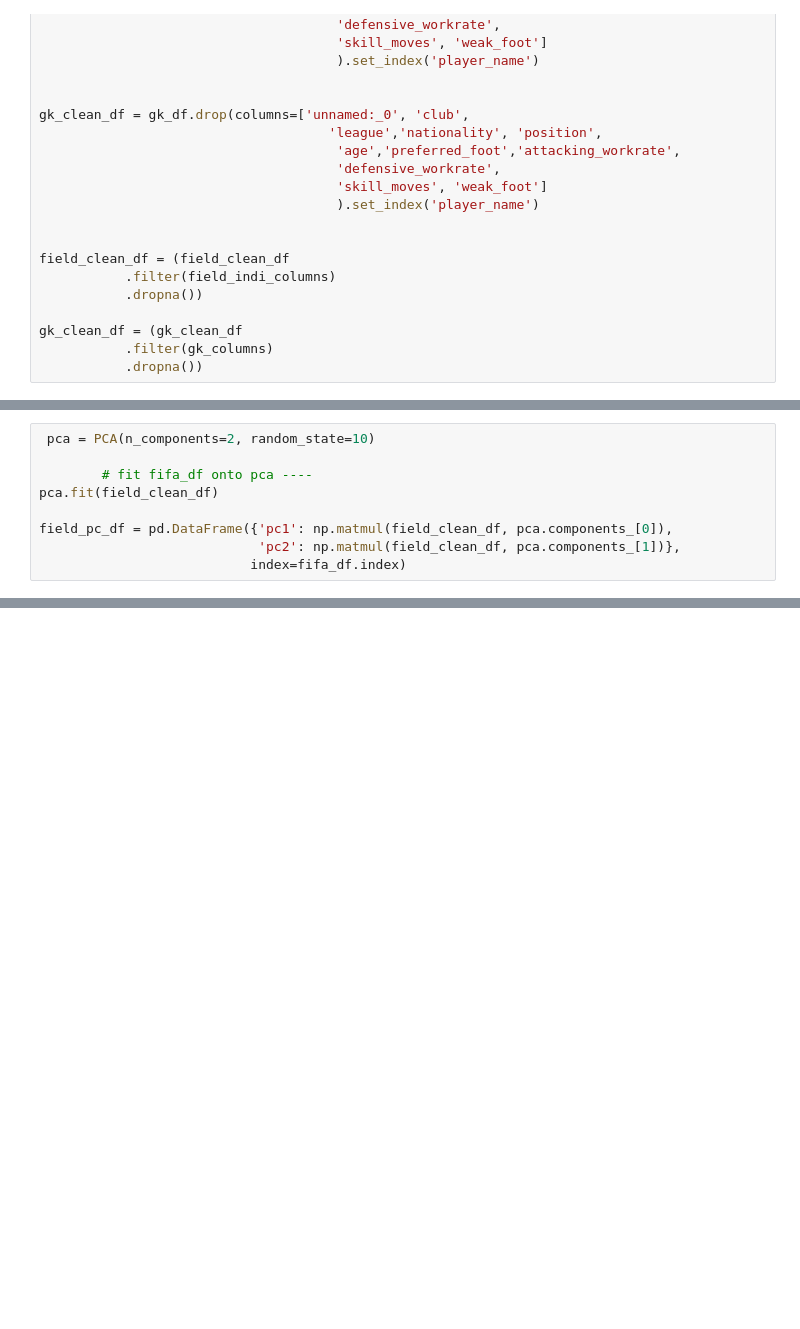
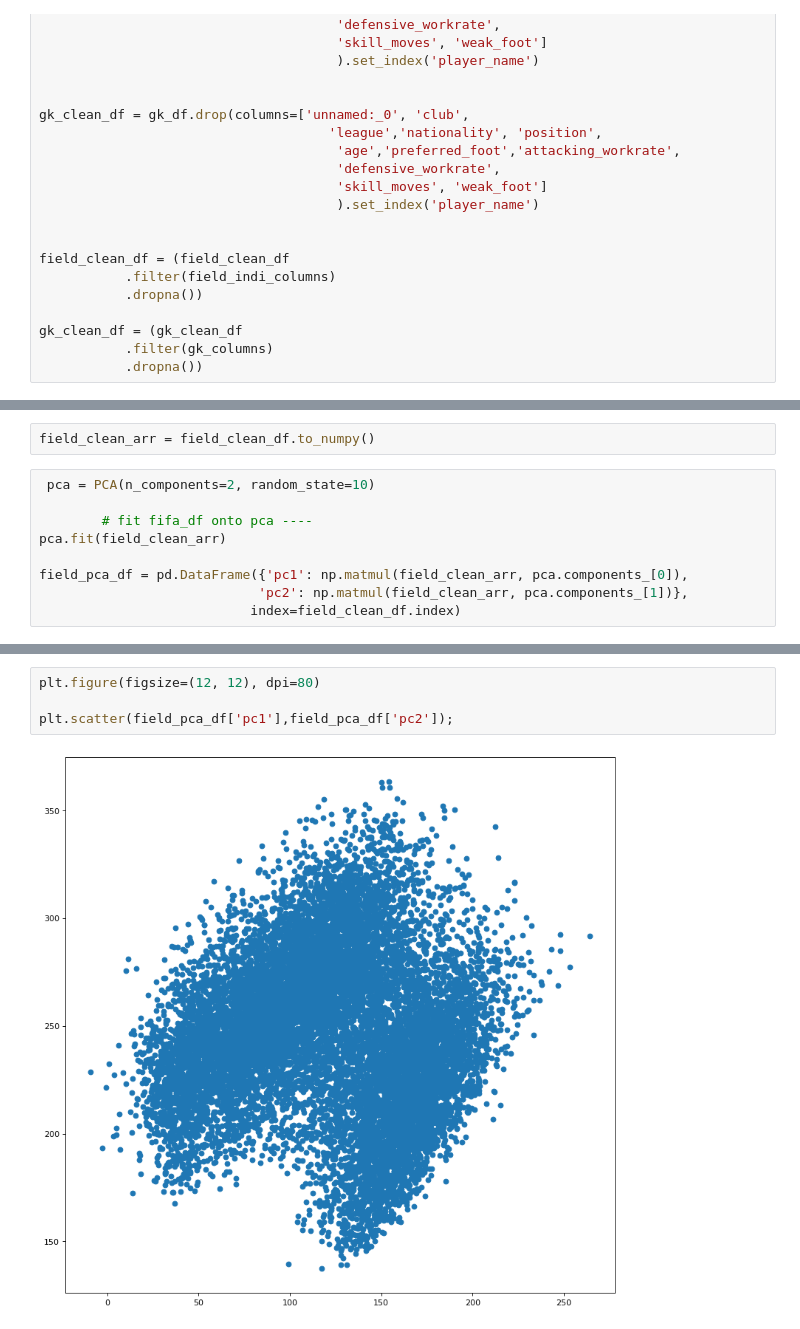
Before and after one commit to dirkstrong1/soccer_player_predictor, a Jupyter notebook: sandbox/player_exploration.ipynb, the cells around one changed output, grey strips where cells are left out. Saved outputs shown, nothing was run; the diff lists cells and outputs as text; blank space fills up the shorter version.

```diff
--- a/sandbox/player_exploration.ipynb
+++ b/sandbox/player_exploration.ipynb
@@ -164,9 +218,11 @@ ValueError: Shape of passed values is (1709, 1), indices imply (1709, 6)
+# %%
+field_clean_arr = field_clean_df.to_numpy()
 # %%
  pca = PCA(n_components=2, random_state=10)
 
         # fit fifa_df onto pca ----
-pca.fit(field_clean_df)
+pca.fit(field_clean_arr)
 
-field_pc_df = pd.DataFrame({'pc1': np.matmul(field_clean_df, pca.components_[0]),
-                            'pc2': np.matmul(field_clean_df, pca.components_[1])},
-                           index=fifa_df.index)
+field_pca_df = pd.DataFrame({'pc1': np.matmul(field_clean_arr, pca.components_[0]),
+                            'pc2': np.matmul(field_clean_arr, pca.components_[1])},
+                           index=field_clean_df.index)
@@ -172,0 +239,6 @@ field_pc_df = pd.DataFrame({'pc1': np.matmul(field_clean_df, pca.components_[0])
+# %%
+plt.figure(figsize=(12, 12), dpi=80)
+
+plt.scatter(field_pca_df['pc1'],field_pca_df['pc2']);
+# %% [output]
+[figure, added]
```
Also changed, not shown: parts of 30 cells of this notebook.
